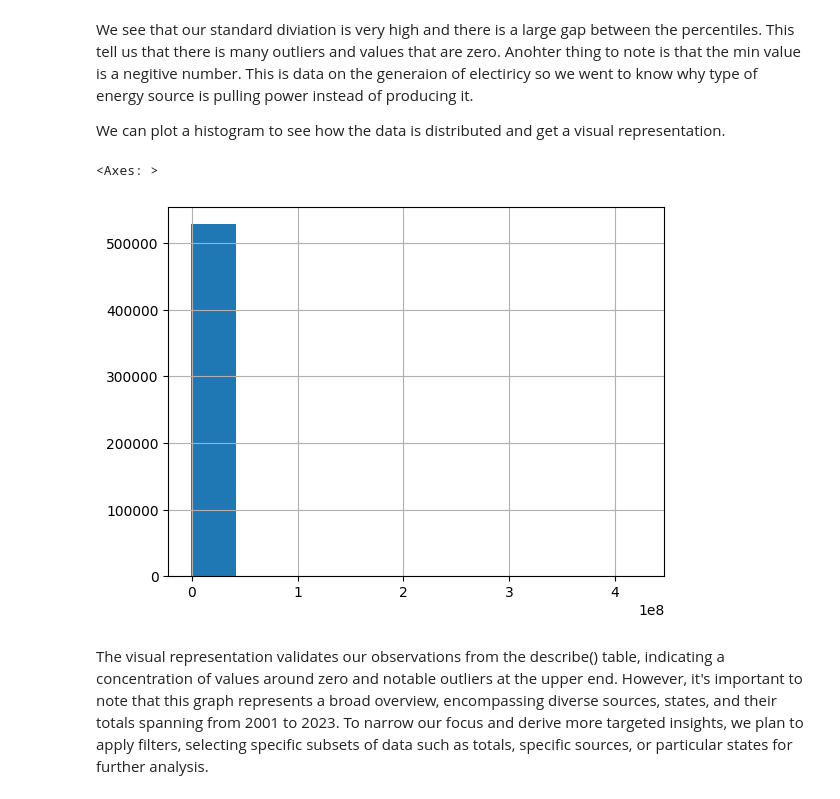
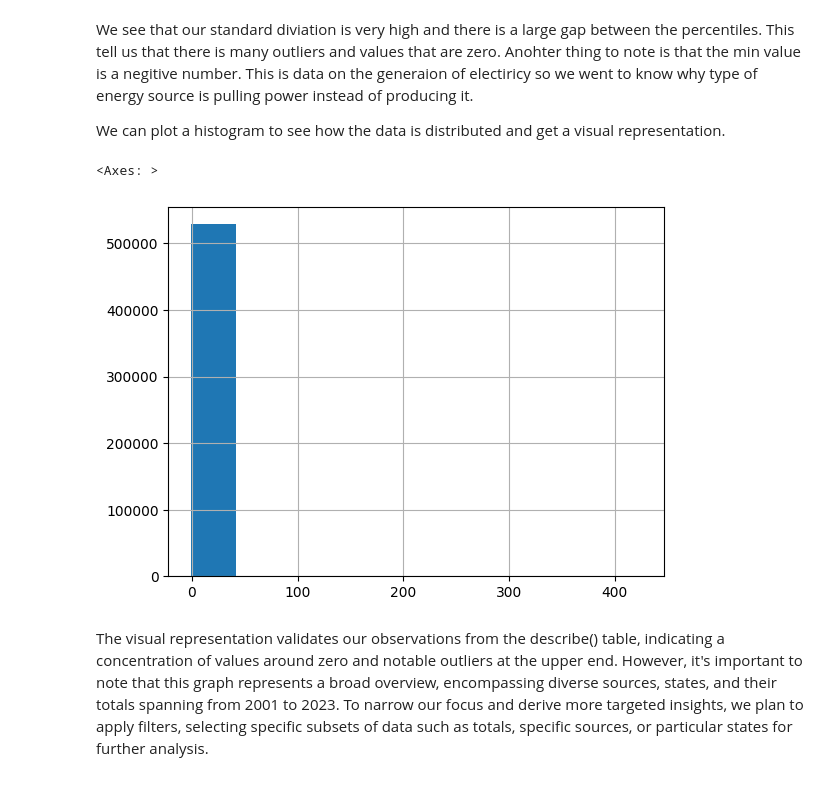
Before and after one commit to NickSordi/6505-Final-Project, a Jupyter notebook: EIA Analysis.ipynb, the cells around one changed output. Saved outputs shown, nothing was run; the diff lists cells and outputs as text; code cells hidden in the pictures.

```diff
--- a/EIA Analysis.ipynb
+++ b/EIA Analysis.ipynb
@@ -27,0 +222,5 @@ Start with net generation data
+# %%
+sns.set_style("whitegrid")
+plt.figure(figsize=(8,5))
+sns.histplot(df_train['Electricity Net Generation Total (including from sources not shown), All Sectors'])
+plt.title('Histogram Natural Gas')
@@ -27,0 +229,5 @@ Start with net generation data
+# %%
+sns.set_style("darkgrid")
+plt.figure(figsize=(8,5))
+plt.title('Density Plot Natural Gas')
+sns.kdeplot(np.array(df_train['Electricity Net Generation Total (including from sources not shown), All Sectors']), bw=0.5)
@@ -236,11 +780,11 @@ We see that our standard diviation is very high and there is a large gap between
 
 We can plot a histogram to see how the data is distributed and get a visual representation.
 # %%
-gen_df['GENERATION (Megawatthours)'].hist()
+gen_df['Generation (TWh)'].hist()
 #come back and add label and a title
 # %% [output]
 <Axes: >
-[figure, old version]
+[figure, new version]
 # %% [markdown]
 The visual representation validates our observations from the describe() table, indicating a concentration of values around zero and notable outliers at the upper end. However, it's important to note that this graph represents a broad overview, encompassing diverse sources, states, and their totals spanning from 2001 to 2023. To narrow our focus and derive more targeted insights, we plan to apply filters, selecting specific subsets of data such as totals, specific sources, or particular states for further analysis.
 # %%
```
Also changed, not shown: parts of 62 cells of this notebook.
